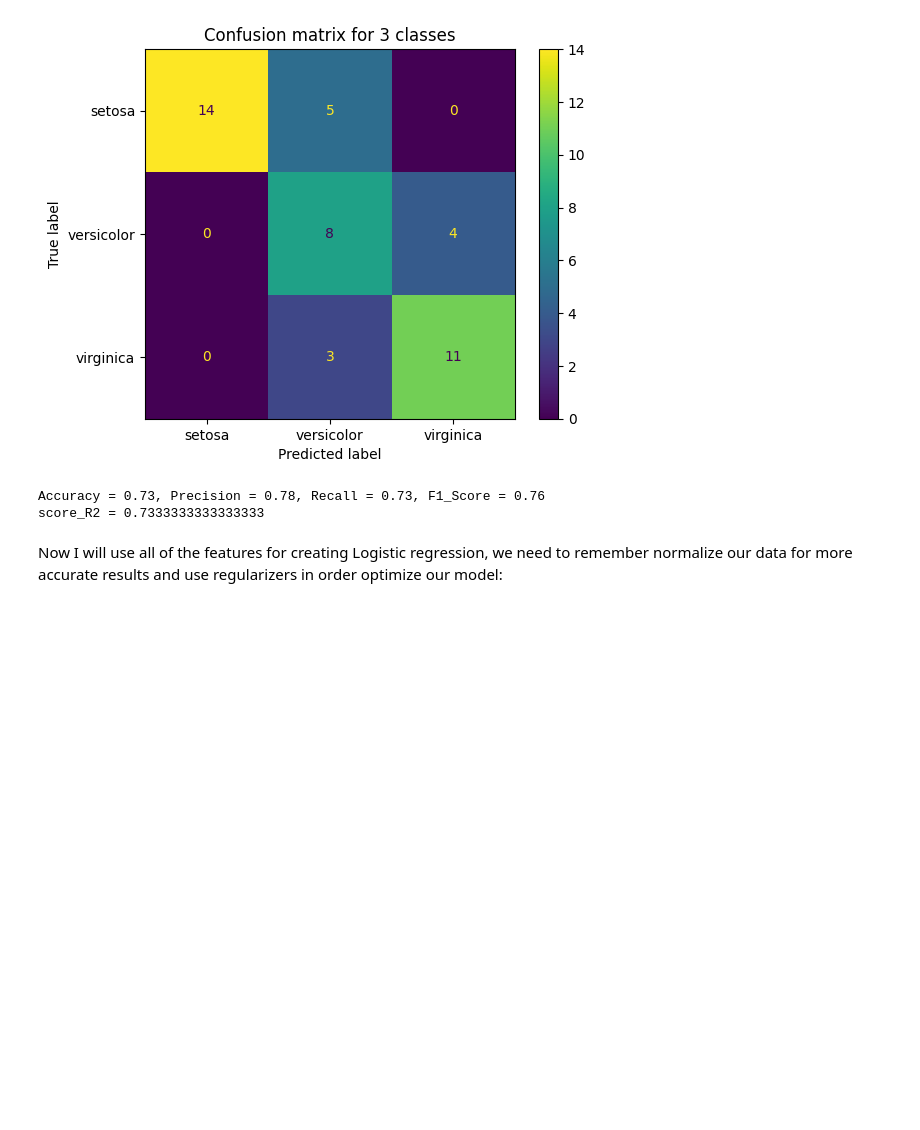
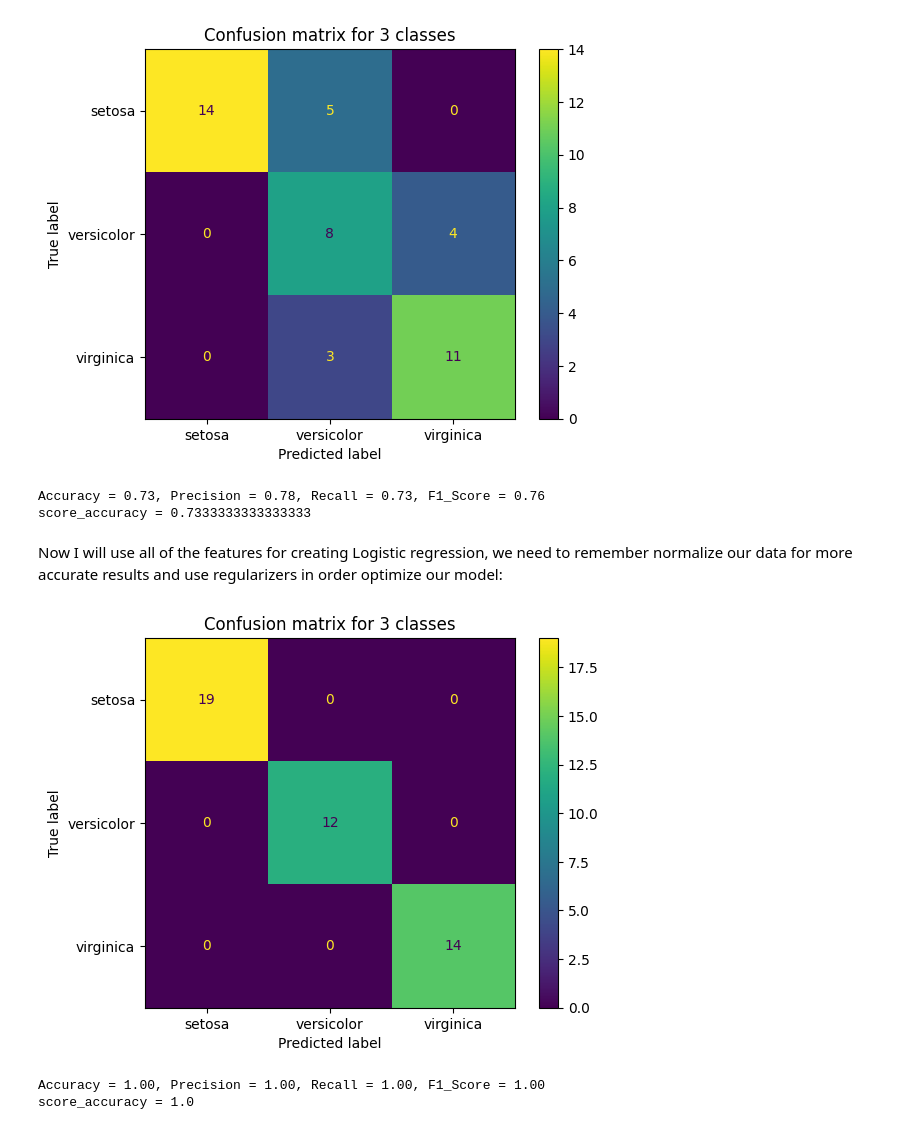
Before and after one commit to Tobzhan/Basic-ML-algorithms, a Jupyter notebook: Logistic_Regression.ipynb, the cells around one changed output. Cells and saved outputs as stored; diff of their text form; code cells hidden in the pictures; blank space fills up the shorter version.

```diff
--- a/Logistic_Regression.ipynb
+++ b/Logistic_Regression.ipynb
@@ -98,9 +107,37 @@ def metrics( cm, y_pred, y_test ):
           .format(accuracy, precision, recall, f1_score))
 
 metrics (cm, y_pred, y_test)
-print( "score_R2 = {}".format(model.score( X_test, y_test)))
+print( "score_accuracy = {}".format(model.score( X_test, y_test)))
 # %% [output]
 Accuracy = 0.73, Precision = 0.78, Recall = 0.73, F1_Score = 0.76
-score_R2 = 0.7333333333333333
+score_accuracy = 0.7333333333333333
 # %% [markdown]
 Now I will use all of the features for creating Logistic regression, we need to remember normalize our data for more accurate results and use regularizers in order optimize our model:
+# %%
+# Splitting data
+X_train_all, X_test_all, y_train, y_test = train_test_split( features, target, train_size=0.7, random_state= 120 )
+
+# Creating model
+model = LogisticRegression(multi_class='multinomial', solver='lbfgs')
+model.fit(X_train_all, y_train)
+
+# predicting actual class
+y_pred = model.predict( X_test_all )
+
+# Confusion matrix is great tool for observing the predicted results of model
+cm = confusion_matrix(y_test, y_pred)
+types = ['setosa', 'versicolor', 'virginica']
+disp = ConfusionMatrixDisplay(confusion_matrix=cm, display_labels=types)
+
+disp.plot()
+plt.title('Confusion matrix for 3 classes')
+plt.show()
+# %% [output]
+[figure, added]
+# %%
+#metrics
+metrics (cm, y_pred, y_test)
+print( "score_accuracy = {}".format(model.score( X_test_all, y_test)))
+# %% [output]
+Accuracy = 1.00, Precision = 1.00, Recall = 1.00, F1_Score = 1.00
+score_accuracy = 1.0
```
Also changed, not shown: parts of 4 cells of this notebook, 2 other files.
